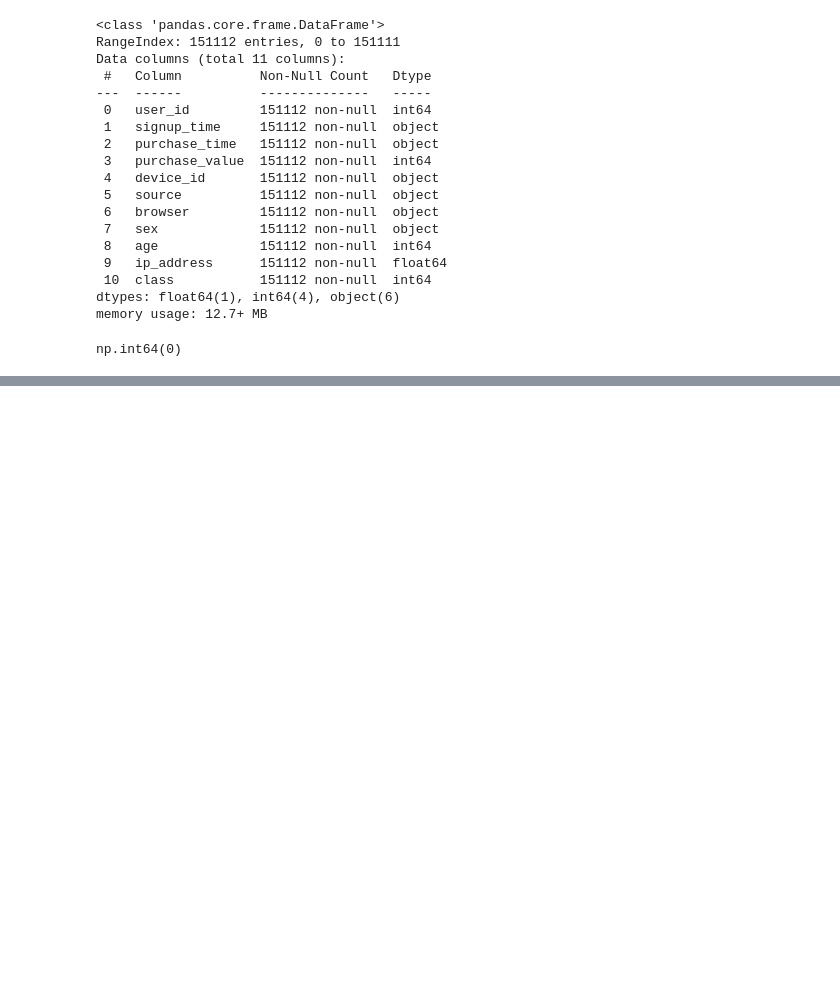
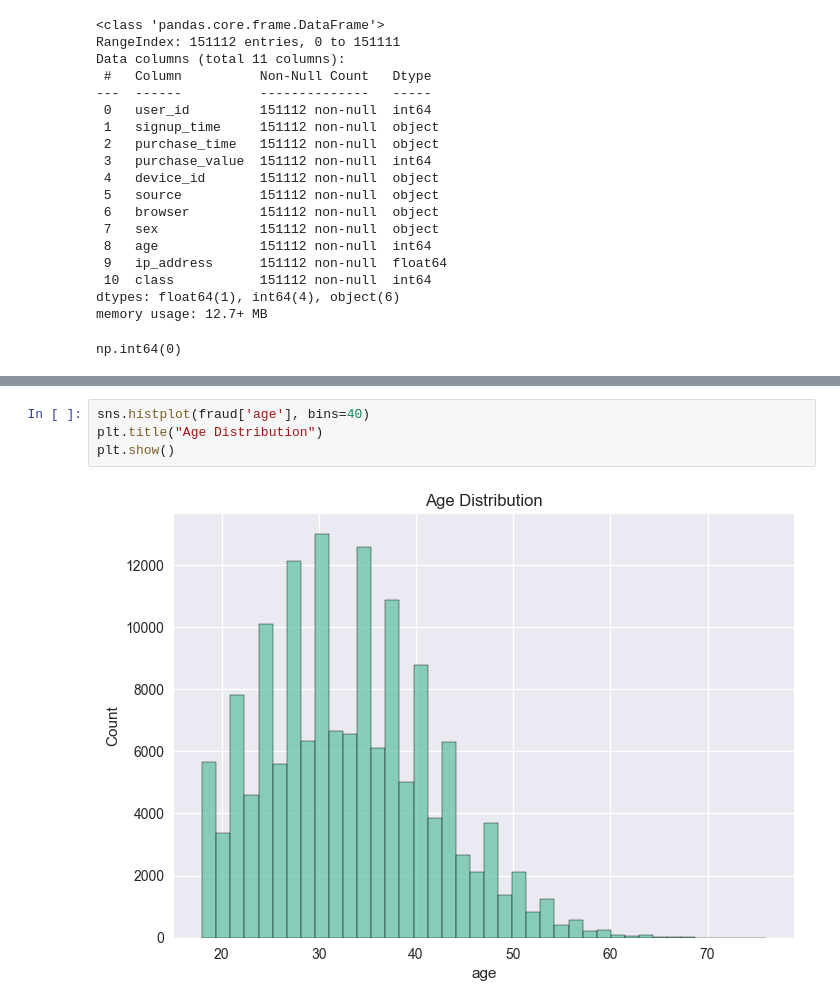
Before and after one commit to meba210/fraud-detection-week5, a Jupyter notebook: notebooks/eda-fraud-data.ipynb, the cells around one changed output, grey strips where cells are left out. Saved outputs shown, nothing was run; the diff lists cells and outputs as text; blank space fills up the shorter version.

```diff
--- a/notebooks/eda-fraud-data.ipynb
+++ b/notebooks/eda-fraud-data.ipynb
@@ -35,0 +80,6 @@ np.int64(0)
+# %%
+sns.histplot(fraud['age'], bins=40)
+plt.title("Age Distribution")
+plt.show()
+# %% [output]
+[figure, added]
```
Also changed, not shown: parts of 33 cells of this notebook.
